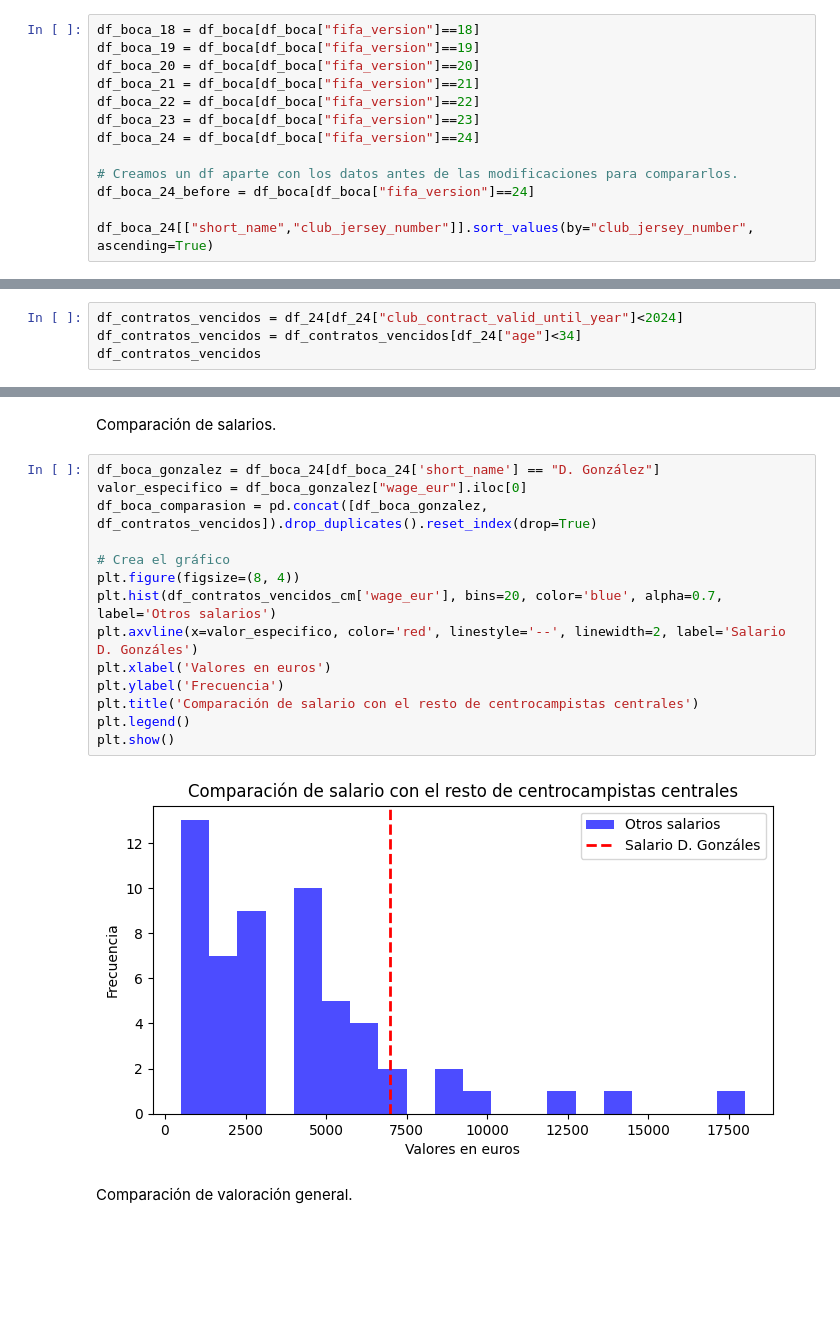
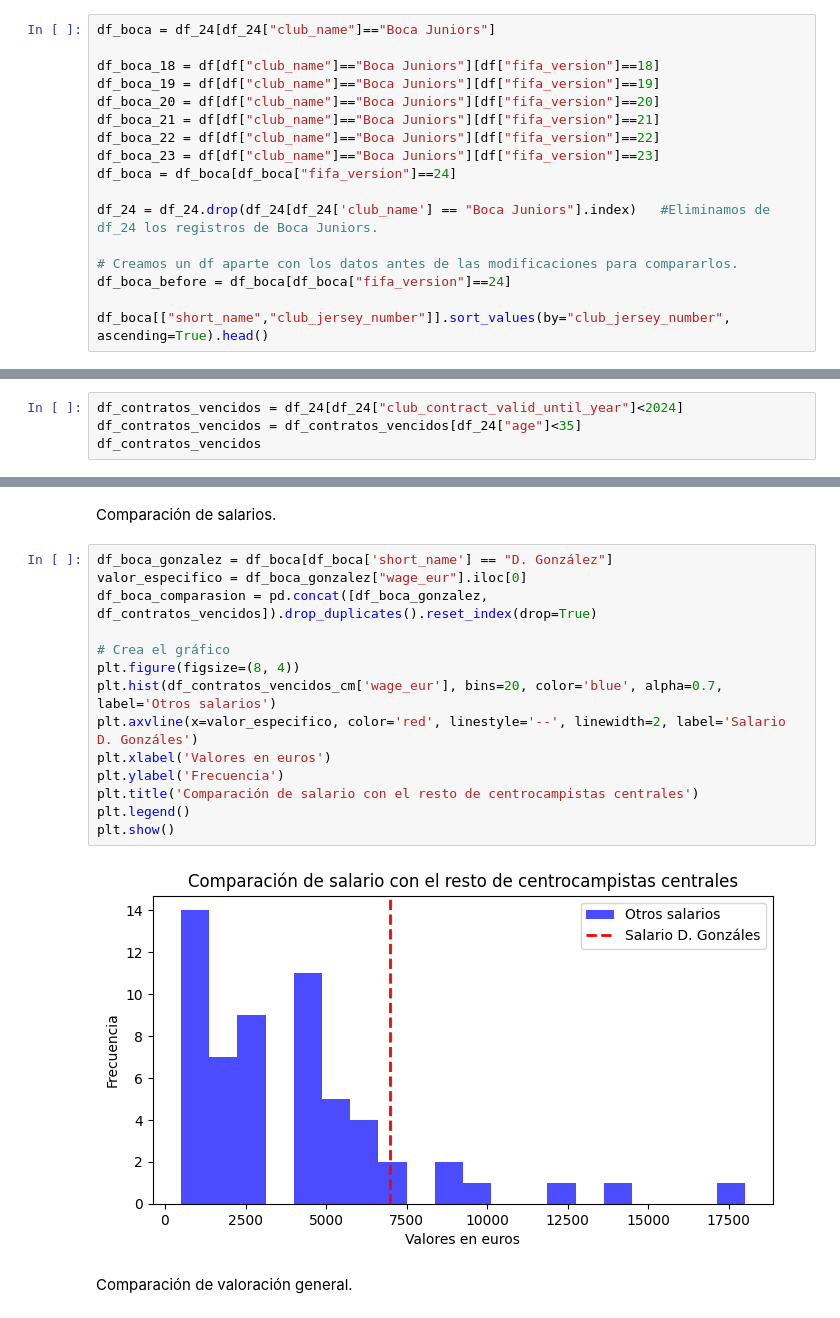
Before and after one commit to MatiasKige/Data-Science-FIFA, a Jupyter notebook: Clase 47 Proyecto FIFA.ipynb, the cells around one changed output, grey strips where cells are left out. Cells and saved outputs as stored; diff of their text form; blank space fills up the shorter version.

```diff
--- a/Clase 47 Proyecto FIFA.ipynb
+++ b/Clase 47 Proyecto FIFA.ipynb
@@ -680,16 +672,20 @@ Separamos en diferentes tablas según su versiones y continuaremos trabajando co
 # %%
-df_boca_18 = df_boca[df_boca["fifa_version"]==18]
-df_boca_19 = df_boca[df_boca["fifa_version"]==19]
-df_boca_20 = df_boca[df_boca["fifa_version"]==20]
-df_boca_21 = df_boca[df_boca["fifa_version"]==21]
-df_boca_22 = df_boca[df_boca["fifa_version"]==22]
-df_boca_23 = df_boca[df_boca["fifa_version"]==23]
-df_boca_24 = df_boca[df_boca["fifa_version"]==24]
+df_boca = df_24[df_24["club_name"]=="Boca Juniors"]
+
+df_boca_18 = df[df["club_name"]=="Boca Juniors"][df["fifa_version"]==18]
+df_boca_19 = df[df["club_name"]=="Boca Juniors"][df["fifa_version"]==19]
+df_boca_20 = df[df["club_name"]=="Boca Juniors"][df["fifa_version"]==20]
+df_boca_21 = df[df["club_name"]=="Boca Juniors"][df["fifa_version"]==21]
+df_boca_22 = df[df["club_name"]=="Boca Juniors"][df["fifa_version"]==22]
+df_boca_23 = df[df["club_name"]=="Boca Juniors"][df["fifa_version"]==23]
+df_boca = df_boca[df_boca["fifa_version"]==24]
+
+df_24 = df_24.drop(df_24[df_24['club_name'] == "Boca Juniors"].index)   #Eliminamos de df_24 los registros de Boca Juniors.
 
 # Creamos un df aparte con los datos antes de las modificaciones para compararlos.
-df_boca_24_before = df_boca[df_boca["fifa_version"]==24]
+df_boca_before = df_boca[df_boca["fifa_version"]==24]
 
-df_boca_24[["short_name","club_jersey_number"]].sort_values(by="club_jersey_number", ascending=True)
+df_boca[["short_name","club_jersey_number"]].sort_values(by="club_jersey_number", ascending=True).head()
 # %% [output]
 |  | short_name | club_jersey_number |
 | 752 | S. Romero | 1 |
@@ -712,7 +697,7 @@ df_boca_24[["short_name","club_jersey_number"]].sort_values(by="club_jersey_numb
 ##**Contratos vencidos en 2023(Otros clubes).
 # %%
 df_contratos_vencidos = df_24[df_24["club_contract_valid_until_year"]<2024]
-df_contratos_vencidos = df_contratos_vencidos[df_24["age"]<34]
+df_contratos_vencidos = df_contratos_vencidos[df_24["age"]<35]
 df_contratos_vencidos
 # %% [output]
 |  | fifa_version | short_name | long_name | player_positions | overall | potential | wage_eur | age | dob | ... |
@@ -843,21 +817,21 @@ df_contratos_vencidos_cm[["short_name","long_name","overall","potential","wage_e
 # %% [markdown]
 Comparación de salarios.
 # %%
-df_boca_gonzalez = df_boca_24[df_boca_24['short_name'] == "D. González"]
+df_boca_gonzalez = df_boca[df_boca['short_name'] == "D. González"]
 valor_especifico = df_boca_gonzalez["wage_eur"].iloc[0]
 df_boca_comparasion = pd.concat([df_boca_gonzalez, df_contratos_vencidos]).drop_duplicates().reset_index(drop=True)
 
 # Crea el gráfico
 plt.figure(figsize=(8, 4))
 plt.hist(df_contratos_vencidos_cm['wage_eur'], bins=20, color='blue', alpha=0.7, label='Otros salarios')
 plt.axvline(x=valor_especifico, color='red', linestyle='--', linewidth=2, label='Salario D. Gonzáles')
 plt.xlabel('Valores en euros')
 plt.ylabel('Frecuencia')
 plt.title('Comparación de salario con el resto de centrocampistas centrales')
 plt.legend()
 plt.show()
 # %% [output]
-[figure, old version]
+[figure, new version]
 # %% [markdown]
 Comparación de valoración general.
 # %%
```
Also changed, not shown: parts of 96 cells of this notebook, 8 other files.
